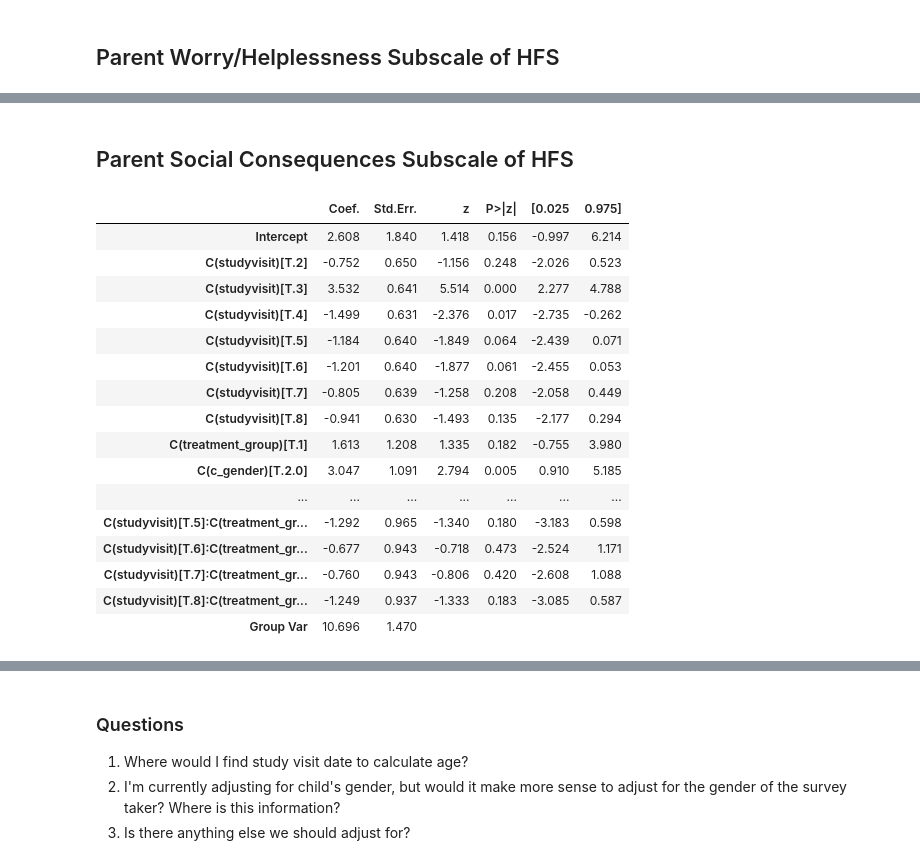
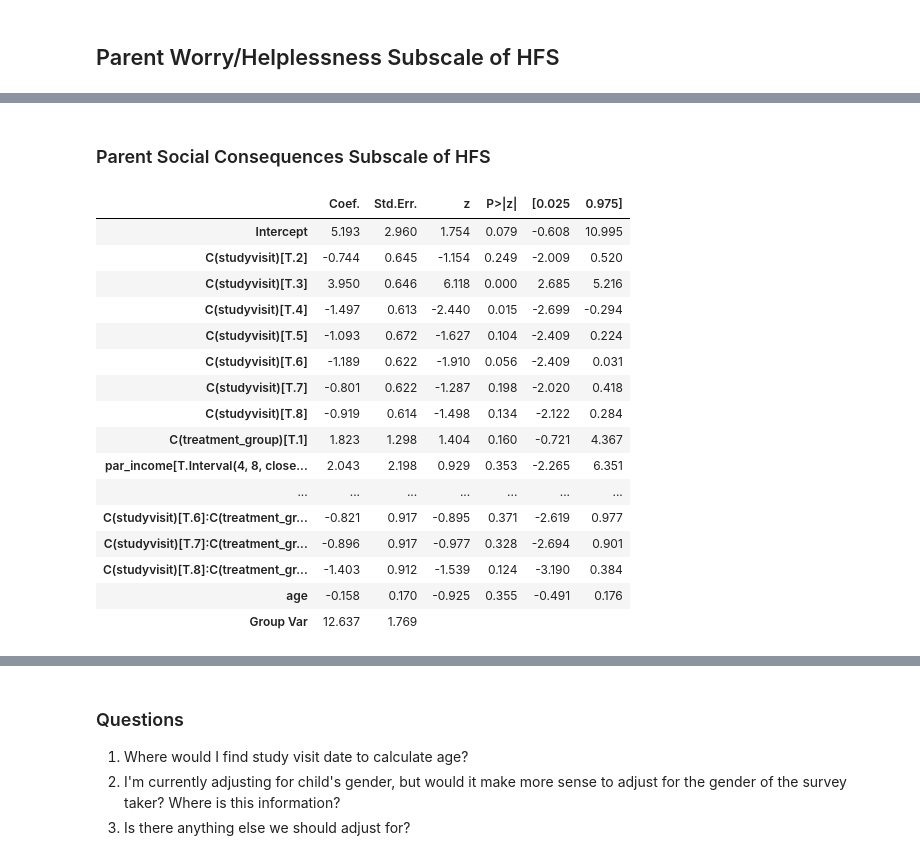
Before and after one commit to childhealthbiostatscore/BDC-Code, a Jupyter notebook: Kim Driscoll/Bring BG Down!/bbgd_mixed_models.ipynb, the cells around one changed output, grey strips where cells are left out. Saved outputs shown, nothing was run; the diff lists cells and outputs as text; code cells hidden in the pictures.

```diff
--- a/Kim Driscoll/Bring BG Down!/bbgd_mixed_models.ipynb
+++ b/Kim Driscoll/Bring BG Down!/bbgd_mixed_models.ipynb
@@ -87,9 +85,16 @@ All four outcomes were evaluated using a linear mixed model with random intercep
 
 Income was split into three groups: Under \\$5K-\\$29,999 (reference group); \\$30K-\\$69,999 ("C(par_income)[T.Interval(4, 8, closed='right')]"); and \\$70K-\\$100K+ ("C(par_income)[T.Interval(8, 12, closed='right')]").
 # %%
-# Define adjustment variables
-adj_list = ["c_gender","par_income"]
-# Fill down
-df[adj_list] = df.groupby('participant_id')[adj_list].ffill()
-# Cut income into three levels
+# Import age information
+v1_dates = pd.read_csv(wd+'Data_Clean/v1_dates.csv',usecols=['ID','T1'])
+v1_dates.rename(columns={'ID':'participant_id','T1':'t1_date'},inplace=True)
+# Merge, convert to date
+df = df.merge(v1_dates,how='left',on='participant_id')
+df['t1_date']=pd.to_datetime(df['t1_date'], errors='coerce', format='%m/%d/%y')
+# Calculate age at T1
+df['c_dob']= pd.to_datetime(df['c_dob'], errors='coerce', format='%m/%d/%y')
+df['age']=df['t1_date']-df['c_dob']
+df['age']=[float(t.days)/365.25 for t in df['age']]
+# Cut income into three levels, fill down
+df['par_income'] = df.groupby('participant_id')['par_income'].ffill()
 df['par_income'] = pd.cut(df['par_income'],[0,4,8,12])
@@ -150,28 +158,28 @@ results_summary.tables[1]
 # %% [markdown]
-## Parent Social Consequences Subscale of HFS
+### Parent Social Consequences Subscale of HFS
 # %%
 # Fit a random intercept for each participant, adjusted for sex and income
-ri_mod = smf.mixedlm("p_social ~ C(studyvisit)*C(treatment_group)+C(c_gender)+C(par_income)",
+ri_mod = smf.mixedlm("p_social ~ C(studyvisit)*C(treatment_group)+par_income+age",
                      df, groups=df["participant_id"],missing = "drop")
 mdf = ri_mod.fit()
 results_summary = mdf.summary()
 results_summary.tables[1]
 # %% [output]
 |  | Coef. | Std.Err. | z | P>|z| | [0.025 | 0.975] |
-| Intercept | 2.608 | 1.840 | 1.418 | 0.156 | -0.997 | 6.214 |
-| C(studyvisit)[T.2] | -0.752 | 0.650 | -1.156 | 0.248 | -2.026 | 0.523 |
-| C(studyvisit)[T.3] | 3.532 | 0.641 | 5.514 | 0.000 | 2.277 | 4.788 |
-| C(studyvisit)[T.4] | -1.499 | 0.631 | -2.376 | 0.017 | -2.735 | -0.262 |
-| C(studyvisit)[T.5] | -1.184 | 0.640 | -1.849 | 0.064 | -2.439 | 0.071 |
-| C(studyvisit)[T.6] | -1.201 | 0.640 | -1.877 | 0.061 | -2.455 | 0.053 |
-| C(studyvisit)[T.7] | -0.805 | 0.639 | -1.258 | 0.208 | -2.058 | 0.449 |
-| C(studyvisit)[T.8] | -0.941 | 0.630 | -1.493 | 0.135 | -2.177 | 0.294 |
-| C(treatment_group)[T.1] | 1.613 | 1.208 | 1.335 | 0.182 | -0.755 | 3.980 |
-| C(c_gender)[T.2.0] | 3.047 | 1.091 | 2.794 | 0.005 | 0.910 | 5.185 |
+| Intercept | 5.193 | 2.960 | 1.754 | 0.079 | -0.608 | 10.995 |
+| C(studyvisit)[T.2] | -0.744 | 0.645 | -1.154 | 0.249 | -2.009 | 0.520 |
+| C(studyvisit)[T.3] | 3.950 | 0.646 | 6.118 | 0.000 | 2.685 | 5.216 |
+| C(studyvisit)[T.4] | -1.497 | 0.613 | -2.440 | 0.015 | -2.699 | -0.294 |
+| C(studyvisit)[T.5] | -1.093 | 0.672 | -1.627 | 0.104 | -2.409 | 0.224 |
+| C(studyvisit)[T.6] | -1.189 | 0.622 | -1.910 | 0.056 | -2.409 | 0.031 |
+| C(studyvisit)[T.7] | -0.801 | 0.622 | -1.287 | 0.198 | -2.020 | 0.418 |
+| C(studyvisit)[T.8] | -0.919 | 0.614 | -1.498 | 0.134 | -2.122 | 0.284 |
+| C(treatment_group)[T.1] | 1.823 | 1.298 | 1.404 | 0.160 | -0.721 | 4.367 |
+| par_income[T.Interval(4, 8, close... | 2.043 | 2.198 | 0.929 | 0.353 | -2.265 | 6.351 |
 | ... | ... | ... | ... | ... | ... | ... |
-| C(studyvisit)[T.5]:C(treatment_gr... | -1.292 | 0.965 | -1.340 | 0.180 | -3.183 | 0.598 |
-| C(studyvisit)[T.6]:C(treatment_gr... | -0.677 | 0.943 | -0.718 | 0.473 | -2.524 | 1.171 |
-| C(studyvisit)[T.7]:C(treatment_gr... | -0.760 | 0.943 | -0.806 | 0.420 | -2.608 | 1.088 |
-| C(studyvisit)[T.8]:C(treatment_gr... | -1.249 | 0.937 | -1.333 | 0.183 | -3.085 | 0.587 |
-| Group Var | 10.696 | 1.470 |  |  |  |  |
+| C(studyvisit)[T.6]:C(treatment_gr... | -0.821 | 0.917 | -0.895 | 0.371 | -2.619 | 0.977 |
+| C(studyvisit)[T.7]:C(treatment_gr... | -0.896 | 0.917 | -0.977 | 0.328 | -2.694 | 0.901 |
+| C(studyvisit)[T.8]:C(treatment_gr... | -1.403 | 0.912 | -1.539 | 0.124 | -3.190 | 0.384 |
+| age | -0.158 | 0.170 | -0.925 | 0.355 | -0.491 | 0.176 |
+| Group Var | 12.637 | 1.769 |  |  |  |  |
 # %% [markdown]
```
Also changed, not shown: parts of 12 cells of this notebook.
